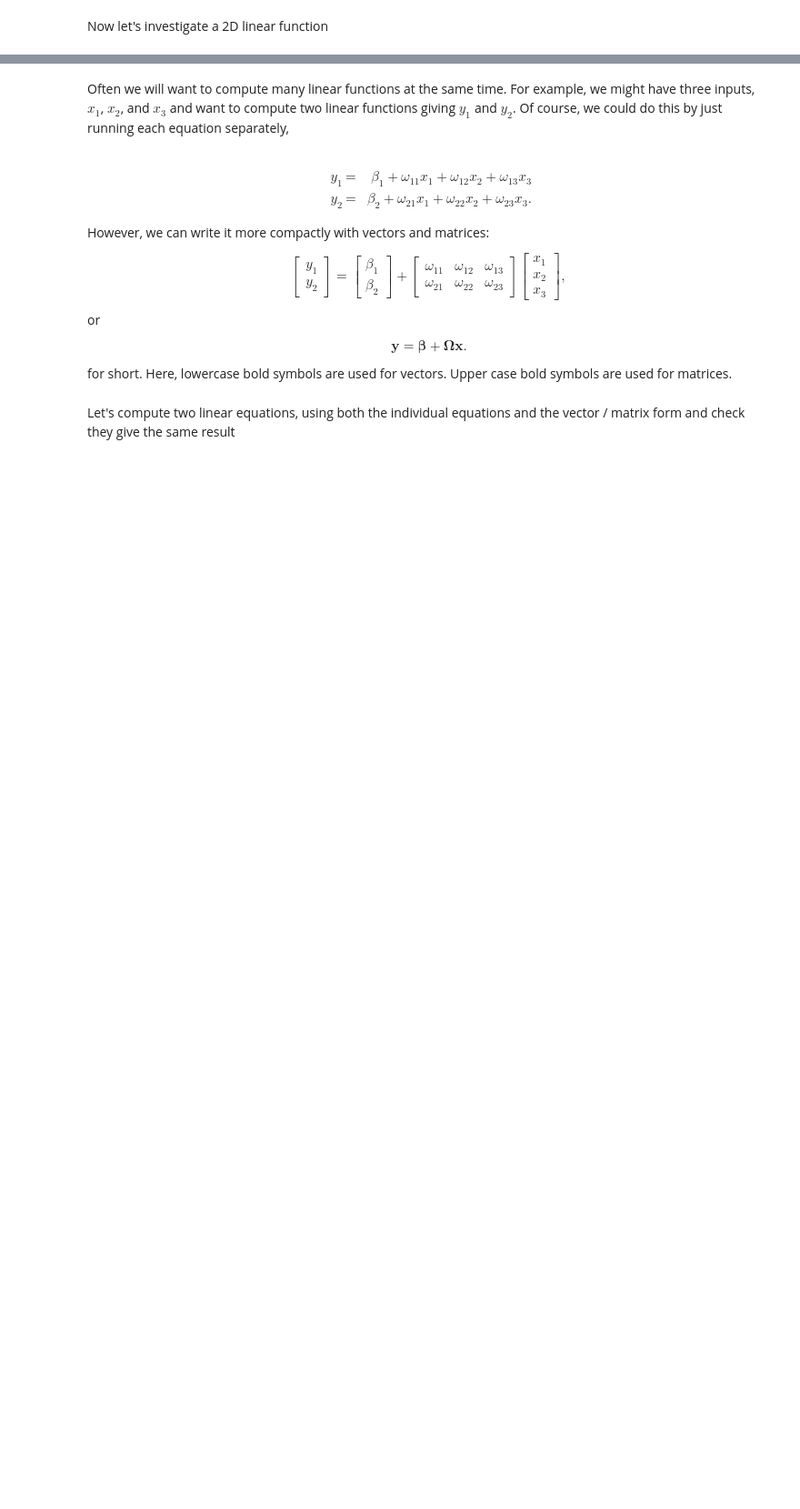
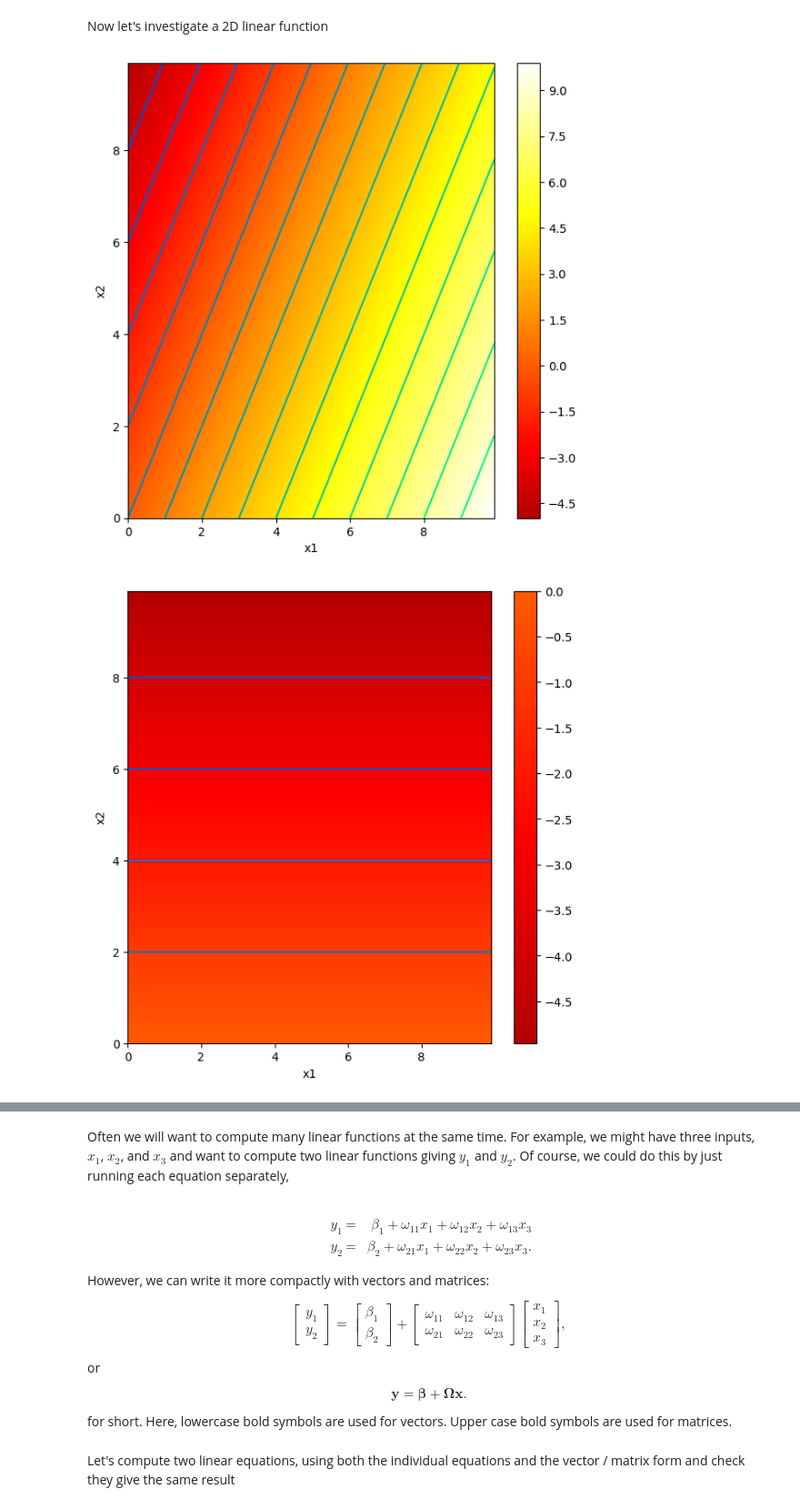
Before and after one commit to JackHeJJ/UDL, a Jupyter notebook: Notebooks/Chap01/1_1_BackgroundMathematics.ipynb, the cells around one changed output, grey strips where cells are left out. Shown: that part at 91% size. Saved outputs shown, nothing was run; the diff lists cells and outputs as text; code cells hidden in the pictures; blank space fills up the shorter version.

```diff
--- a/Notebooks/Chap01/1_1_BackgroundMathematics.ipynb
+++ b/Notebooks/Chap01/1_1_BackgroundMathematics.ipynb
@@ -67,36 +69,48 @@ def draw_2D_function(x1_mesh, x2_mesh, y):
 # Define a linear function with two inputs, x1 and x2
 def linear_function_2D(x1,x2,beta,omega1,omega2):
   # TODO -- replace the code line below with formula for 2D linear equation
-  y = x1
+  y = omega1*x1 + omega2*x2 + beta
 
   return y
 # %%
 # Plot the 2D function
 
 # Make 2D array of x and y points
 x1 = np.arange(0.0, 10.0, 0.1)
 x2 = np.arange(0.0, 10.0, 0.1)
 x1,x2 = np.meshgrid(x1,x2)  # https://www.geeksforgeeks.org/numpy-meshgrid-function/
 
 # Compute the 2D function for given values of omega1, omega2
 beta = 0.0; omega1 = 1.0; omega2 = -0.5
 y  = linear_function_2D(x1,x2,beta, omega1, omega2)
 
 # Draw the function.
 # Color represents y value (brighter = higher value)
 # Black = -10 or less, White = +10 or more
 # 0 = mid orange
 # Lines are contours where value is equal
 draw_2D_function(x1,x2,y)
 
 # TODO
 # Predict what this plot will look like if you set omega_1 to zero
 # Change the code and see if you are right.
+beta = 0.0; omega1 = 0.0; omega2 = -0.5
+y  = linear_function_2D(x1,x2,beta, omega1, omega2)
+draw_2D_function(x1,x2,y)
 
 # TODO
 # Predict what this plot will look like if you set omega_2 to zero
 # Change the code and see if you are right.
+beta = 0.0; omega1 = 1.0; omega2 = 0.0
+y  = linear_function_2D(x1,x2,beta, omega1, omega2)
+draw_2D_function(x1,x2,y)
 
 # TODO
 # Predict what this plot will look like if you set beta to -5
 # Change the code and see if you are correct
+beta = -5.0; omega1 = 1.0; omega2 = -0.5
+y  = linear_function_2D(x1,x2,beta, omega1, omega2)
+draw_2D_function(x1,x2,y)
+# %% [output]
+[figure, added]
+[figure, added]
```
Also changed, not shown: parts of 4 cells of this notebook.
